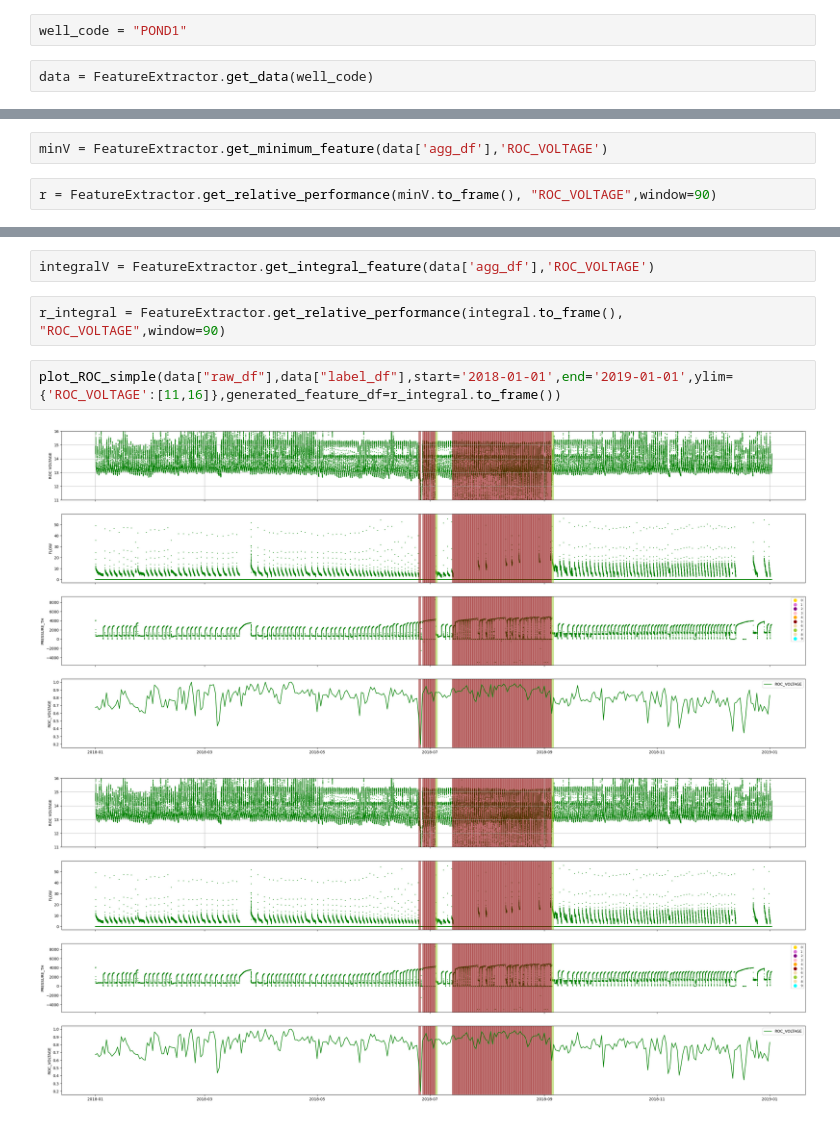
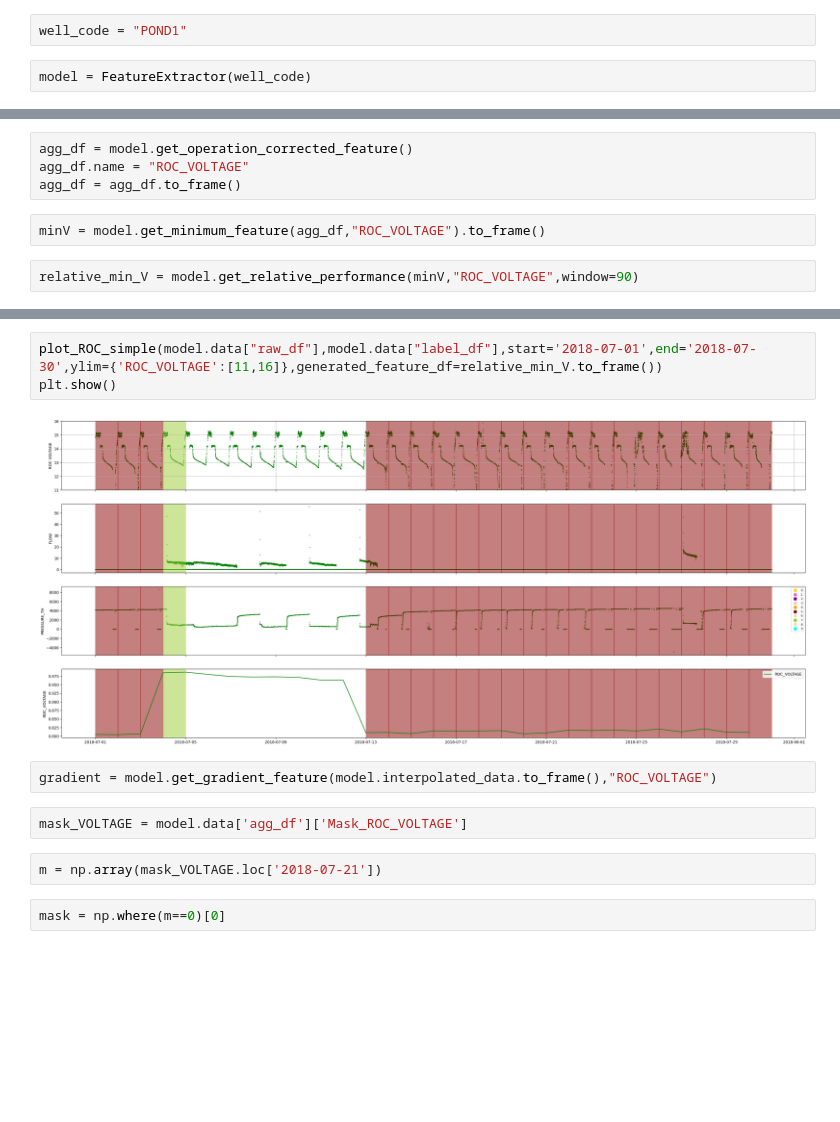
Before and after one commit to HarryLe95/Consilium_ROC_HOANG, a Jupyter notebook: app/BayesianLabel_Example copy.ipynb, the cells around one changed output, grey strips where cells are left out. Cells and saved outputs as stored; diff of their text form; blank space fills up the shorter version.

```diff
--- a/app/BayesianLabel_Example copy.ipynb
+++ b/app/BayesianLabel_Example copy.ipynb
@@ -12,4 +12,4 @@ from sklearn.linear_model import LinearRegression
 # %%
 well_code = "POND1"
 # %%
-data = FeatureExtractor.get_data(well_code)
+model = FeatureExtractor(well_code)
@@ -16,4 +32,8 @@ data = FeatureExtractor.get_data(well_code)
+# %%
+agg_df = model.get_operation_corrected_feature()
+agg_df.name = "ROC_VOLTAGE"
+agg_df = agg_df.to_frame()
 # %%
-minV = FeatureExtractor.get_minimum_feature(data['agg_df'],'ROC_VOLTAGE')
+minV = model.get_minimum_feature(agg_df,"ROC_VOLTAGE").to_frame()
 # %%
-r = FeatureExtractor.get_relative_performance(minV.to_frame(), "ROC_VOLTAGE",window=90)
+relative_min_V = model.get_relative_performance(minV,"ROC_VOLTAGE",window=90)
@@ -37,12 +57,16 @@ plot_ROC_simple(data["raw_df"],data["label_df"],start='2018-01-01',end='2019-01-
 plt.show()
 # %% [output]
 [figure]
-# %%
-integralV = FeatureExtractor.get_integral_feature(data['agg_df'],'ROC_VOLTAGE')
-# %%
-r_integral = FeatureExtractor.get_relative_performance(integral.to_frame(), "ROC_VOLTAGE",window=90)
 # %%
-plot_ROC_simple(data["raw_df"],data["label_df"],start='2018-01-01',end='2019-01-01',ylim={'ROC_VOLTAGE':[11,16]},generated_feature_df=r_integral.to_frame())
+plot_ROC_simple(model.data["raw_df"],model.data["label_df"],start='2018-07-01',end='2018-07-30',ylim={'ROC_VOLTAGE':[11,16]},generated_feature_df=relative_min_V.to_frame())
+plt.show()
 # %% [output]
-[figure, old version]
+[figure, new version]
-[figure, removed]
+# %%
+gradient = model.get_gradient_feature(model.interpolated_data.to_frame(),"ROC_VOLTAGE")
+# %%
+mask_VOLTAGE = model.data['agg_df']['Mask_ROC_VOLTAGE']
+# %%
+m = np.array(mask_VOLTAGE.loc['2018-07-21'])
+# %%
+mask = np.where(m==0)[0]
```
Also changed, not shown: parts of 16 cells of this notebook, 1 other file.
